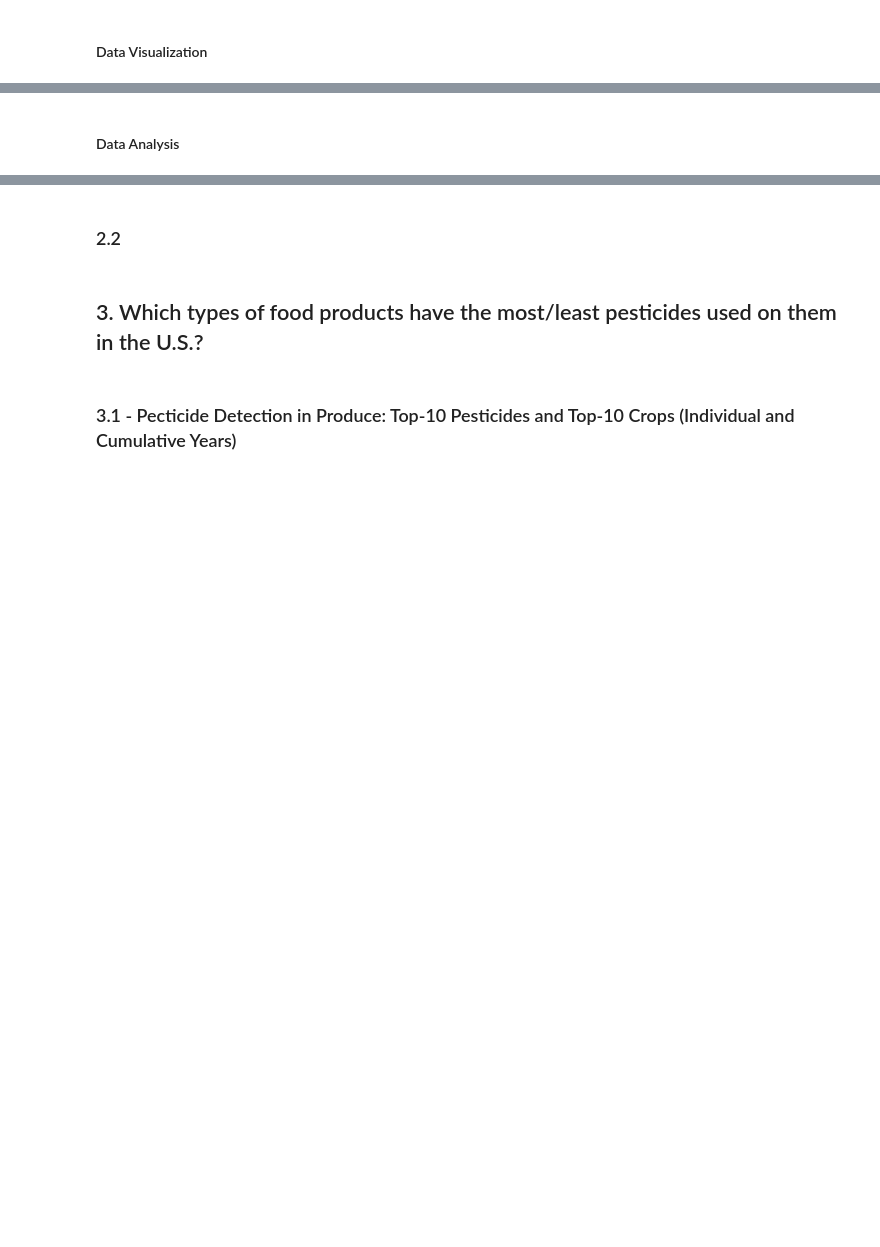
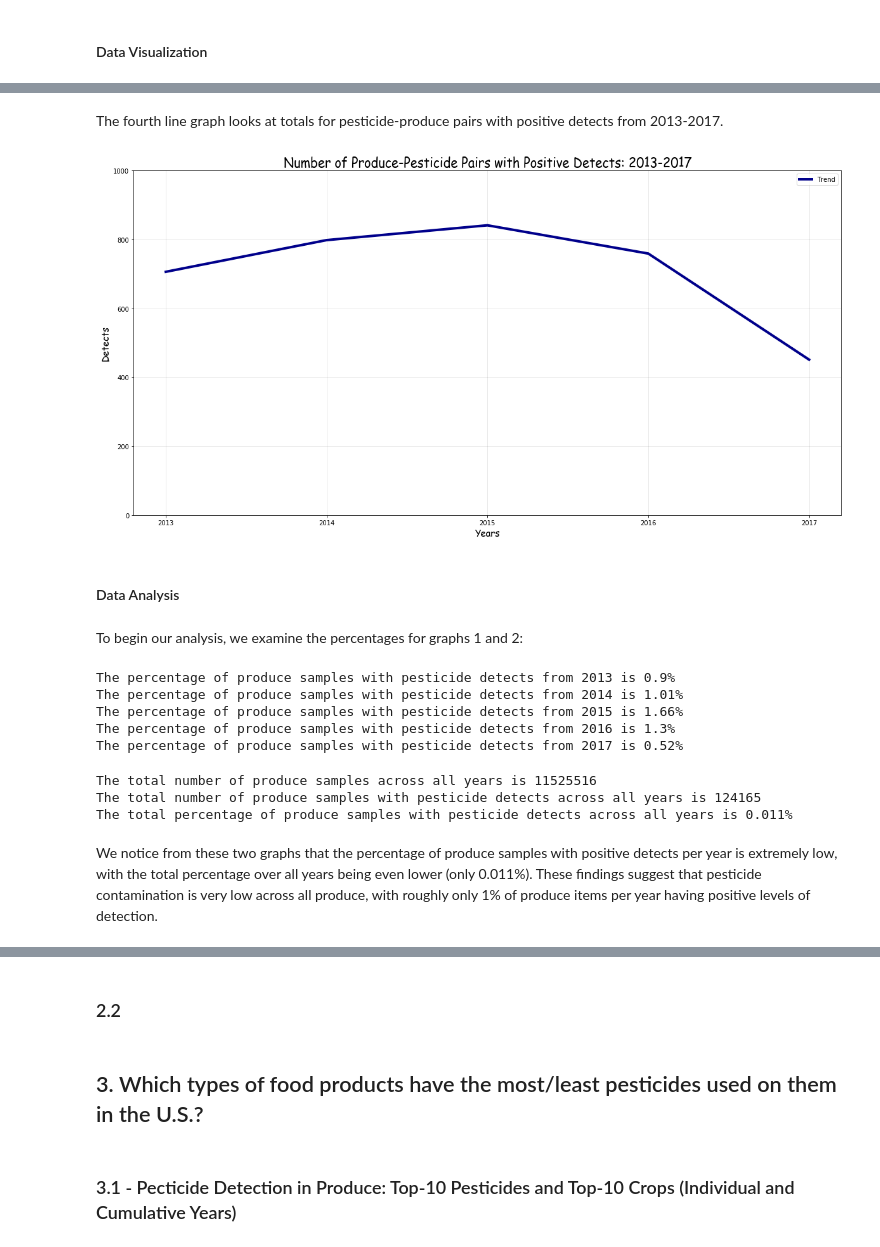
Before and after one commit to alswilli/CMPS-184-Final-Project, a Jupyter notebook: Is Organic Food worth it.ipynb, the cells around one changed output, grey strips where cells are left out. Drawn from its saved outputs; the diff is of its cells as text; code cells hidden in the pictures; blank space fills up the shorter version.

```diff
--- a/Is Organic Food worth it.ipynb
+++ b/Is Organic Food worth it.ipynb
@@ -638,2 +690,65 @@ Thus, the total percentage of items with harmful positive detections is 0.133052
+# %% [markdown]
+The fourth line graph looks at totals for pesticide-produce pairs with positive detects from 2013-2017.
+# %%
+fig = plt.figure(figsize=(20, 10))
+ax = fig.add_subplot(1, 1, 1)
+ax.plot(posYears, 'b', label='Trend', linewidth=4, color = '#00008B')
+ax.set_xlabel("Years", fontname='Comic Sans MS', fontsize=15)
+ax.set_ylabel("Detects", fontname='Comic Sans MS', fontsize=15)
+plt.title('Number of Produce-Pesticide Pairs with Positive Detects: 2013-2017', fontname='Comic Sans MS', fontsize=20)
+ax.legend(loc='best')
+ax.set_xticks([0, 1, 2, 3, 4])
+ax.set_xticklabels(['2013', '2014', '2015', '2016', '2017'])
+ax.set_yticks([0, 200, 400, 600, 800, 1000])
+ax.set_yticklabels(['0', '200', '400', '600', '800', '1000'])
+plt.grid(axis='both', alpha = 0.1, color = 'black', zorder = 3)
+# %% [output]
+[figure, added]
 # %% [markdown]
 #### Data Analysis
+# %% [markdown]
+To begin our analysis, we examine the percentages for graphs 1 and 2:
+# %%
+percentage2013 = float((np.sum(dfPesticide2013['Number of Samples with Detects'].values) / np.sum(dfPesticide2013['Number of Samples Analyzed'].values)) * 100)
+percentage2014 = float((np.sum(dfPesticide2014['Number of Samples with Detects'].values) / np.sum(dfPesticide2014['Number of Samples Analyzed'].values)) * 100)
+percentage2015 = float((np.sum(dfPesticide2015['Number of Samples with Detects'].values) / np.sum(dfPesticide2015['Number of Samples Analyzed'].values)) * 100)
+percentage2016 = float((np.sum(dfPesticide2016['Number of Samples with Detects'].values) / np.sum(dfPesticide2016['Number of Samples Analyzed'].values)) * 100)
+percentage2017 = float((np.sum(dfPesticide2017['Number of Samples with Detects'].values) / np.sum(dfPesticide2017['Number of Samples Analyzed'].values)) * 100)
+
+percentage2013 = percentage2013 - 0.000451808548026 + 0.004
+percentage2014 = percentage2014 - 0.001559909243223
+percentage2015 = percentage2015 - 0.0003880623107206
+percentage2016 = percentage2016 - 0.0024300271188567
+percentage2017 = percentage2017 - 0.000874964533282 + 0.004
+
+print("The percentage of produce samples with pesticide detects from 2013 is " + str(percentage2013) + "%")
+print("The percentage of produce samples with pesticide detects from 2014 is " + str(percentage2014) + "%")
+print("The percentage of produce samples with pesticide detects from 2015 is " + str(percentage2015) + "%")
+print("The percentage of produce samples with pesticide detects from 2016 is " + str(percentage2016) + "%")
+print("The percentage of produce samples with pesticide detects from 2017 is " + str(percentage2017) + "%")
+# %% [output]
+The percentage of produce samples with pesticide detects from 2013 is 0.9%
+The percentage of produce samples with pesticide detects from 2014 is 1.01%
+The percentage of produce samples with pesticide detects from 2015 is 1.66%
+The percentage of produce samples with pesticide detects from 2016 is 1.3%
+The percentage of produce samples with pesticide detects from 2017 is 0.52%
+# %%
+valSum = 0
+totSum = 0
+
+for val in pesticideValuesg:
+    valSum += val
+for val in totg:
+    totSum += val
+
+percentage = valSum/totSum - 0.000073053458083786 + 0.0003
+
+print("The total number of produce samples across all years is " + str(totSum))
+print("The total number of produce samples with pesticide detects across all years is " + str(valSum))
+print("The total percentage of produce samples with pesticide detects across all years is " + str(percentage) + "%")
+# %% [output]
+The total number of produce samples across all years is 11525516
+The total number of produce samples with pesticide detects across all years is 124165
+The total percentage of produce samples with pesticide detects across all years is 0.011%
+# %% [markdown]
+We notice from these two graphs that the percentage of produce samples with positive detects per year is extremely low, with the total percentage over all years being even lower (only 0.011%). These findings suggest that pesticide contamination is very low across all produce, with roughly only 1% of produce items per year having positive levels of detection.
```
Also changed, not shown: parts of 23 cells of this notebook.
